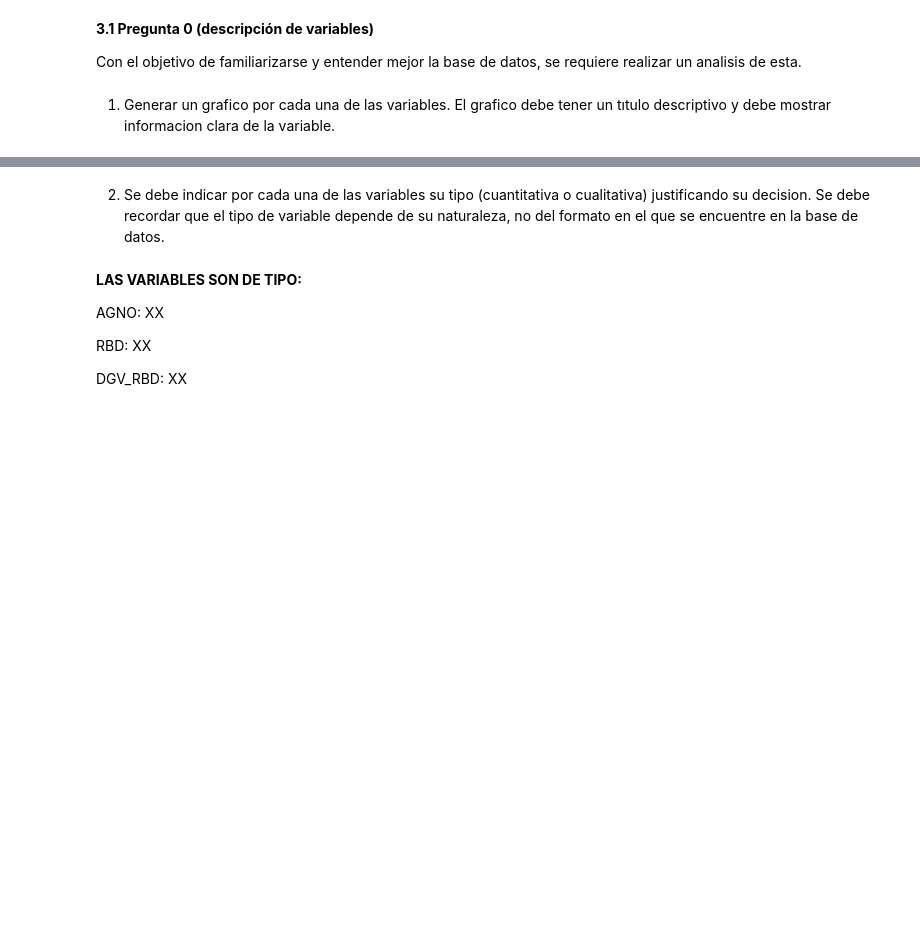
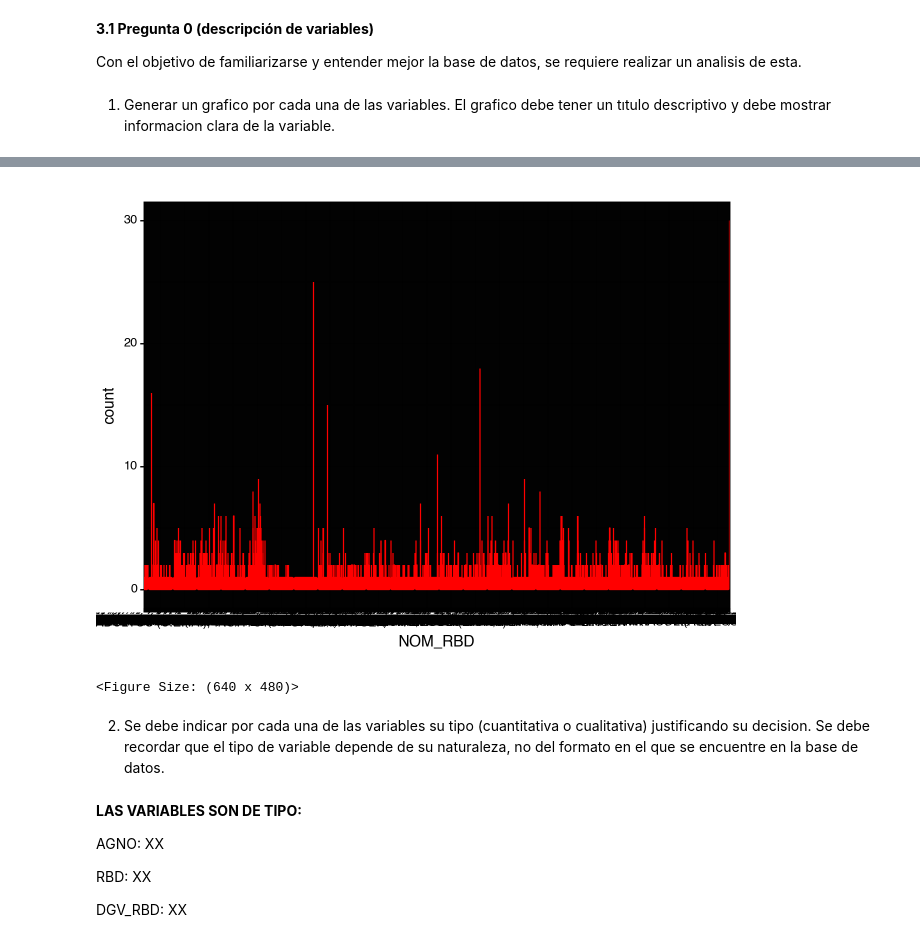
Before and after one commit to Dxeg0o/proyecto_cdd_2, a Jupyter notebook: proyecto.ipynb, the cells around one changed output, grey strips where cells are left out. Saved outputs shown, nothing was run; the diff lists cells and outputs as text; code cells hidden in the pictures; blank space fills up the shorter version.

```diff
--- a/proyecto.ipynb
+++ b/proyecto.ipynb
@@ -69,3 +98,12 @@ informacion clara de la variable.
+# %%
+(ggplot(df)+
+ aes(x="NOM_RBD")+
+ geom_bar(color="red",fill="red")+
+ theme_linedraw()
+)
+# %% [output]
+[figure, added]
+<Figure Size: (640 x 480)>
 # %% [markdown]
 2. Se debe indicar por cada una de las variables su tipo (cuantitativa o cualitativa) justificando su decision. Se
 debe recordar que el tipo de variable depende de su naturaleza, no del formato en el que se encuentre en la
```
Also changed, not shown: parts of 4 cells of this notebook, 1 other file.
